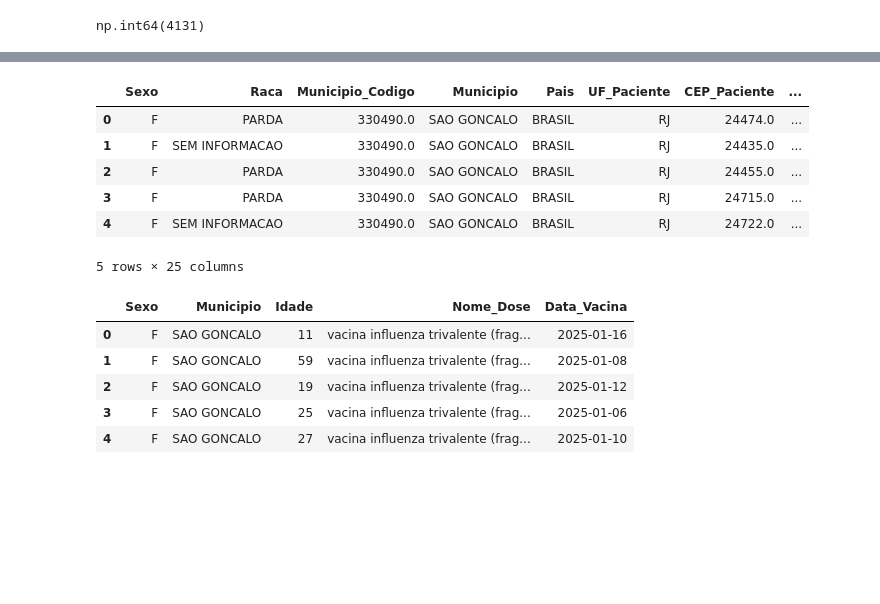
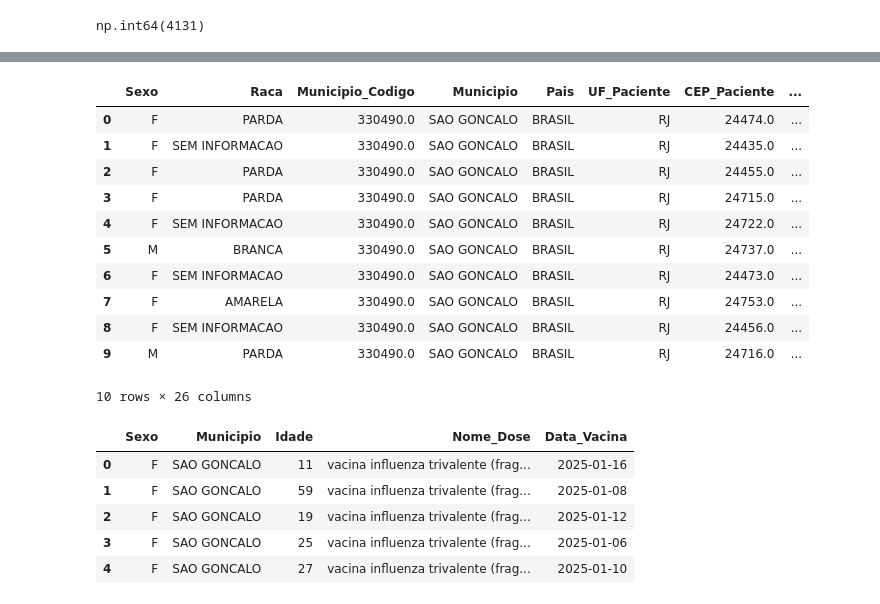
Before and after one commit to N1tr0Lucas/Trabalho-Big-Data-em-Python, a Jupyter notebook: Trabalho_BigDataPython.ipynb, the cells around one changed output, grey strips where cells are left out. Cells and saved outputs as stored; diff of their text form; code cells hidden in the pictures; blank space fills up the shorter version.

```diff
--- a/Trabalho_BigDataPython.ipynb
+++ b/Trabalho_BigDataPython.ipynb
@@ -130,15 +137,20 @@ nu_idade_paciente
 # %%
-df.columns = ["Sexo", "Raca", "Municipio_Codigo", "Municipio", "Pais", "UF_Paciente", "CEP_Paciente", "CNES_Estabelecimento", "Estabelecimento", "Codigo_Municipio_Estabelecimento", "Nome_Municipio_Estabelecimento", "UF_Estabelecimento", "Troca_Documento", "Sigla_Imunobiologico", "Data_Vacina", "Codigo_Vacina", "Tipo_Dose", "Fabricante_Vacina", "Codigo_Grupo_Atendimento", "Nome_Grupo_Atendimento", "Codigo_Categoria", "DS_Categoria", "Codigo_Fabricante", "Nome_Dose", "Idade",]
+df.columns = ["Sexo", "Raca", "Municipio_Codigo", "Municipio", "Pais", "UF_Paciente", "CEP_Paciente", "CNES_Estabelecimento", "Estabelecimento", "Codigo_Municipio_Estabelecimento", "Nome_Municipio_Estabelecimento", "UF_Estabelecimento", "Troca_Documento", "Sigla_Imunobiologico", "Data_Vacina", "Codigo_Vacina", "Tipo_Dose", "Fabricante_Vacina", "Codigo_Grupo_Atendimento", "Nome_Grupo_Atendimento", "Codigo_Categoria", "DS_Categoria", "Codigo_Fabricante", "Nome_Dose", "Idade", "."]
 
-df.head()
+df.head(10)
 # %% [output]
 |  | Sexo | Raca | Municipio_Codigo | Municipio | Pais | UF_Paciente | CEP_Paciente | ... |
 | 0 | F | PARDA | 330490.0 | SAO GONCALO | BRASIL | RJ | 24474.0 | ... |
 | 1 | F | SEM INFORMACAO | 330490.0 | SAO GONCALO | BRASIL | RJ | 24435.0 | ... |
 | 2 | F | PARDA | 330490.0 | SAO GONCALO | BRASIL | RJ | 24455.0 | ... |
 | 3 | F | PARDA | 330490.0 | SAO GONCALO | BRASIL | RJ | 24715.0 | ... |
 | 4 | F | SEM INFORMACAO | 330490.0 | SAO GONCALO | BRASIL | RJ | 24722.0 | ... |
+| 5 | M | BRANCA | 330490.0 | SAO GONCALO | BRASIL | RJ | 24737.0 | ... |
+| 6 | F | SEM INFORMACAO | 330490.0 | SAO GONCALO | BRASIL | RJ | 24473.0 | ... |
+| 7 | F | AMARELA | 330490.0 | SAO GONCALO | BRASIL | RJ | 24753.0 | ... |
+| 8 | F | SEM INFORMACAO | 330490.0 | SAO GONCALO | BRASIL | RJ | 24456.0 | ... |
+| 9 | M | PARDA | 330490.0 | SAO GONCALO | BRASIL | RJ | 24716.0 | ... |
-5 rows × 25 columns
+10 rows × 26 columns
 # %%
 colunas_interesse = ['Sexo', 'Municipio', 'Idade', 'Nome_Dose', 'Data_Vacina']
 
```
Also changed, not shown: parts of 11 cells of this notebook.
